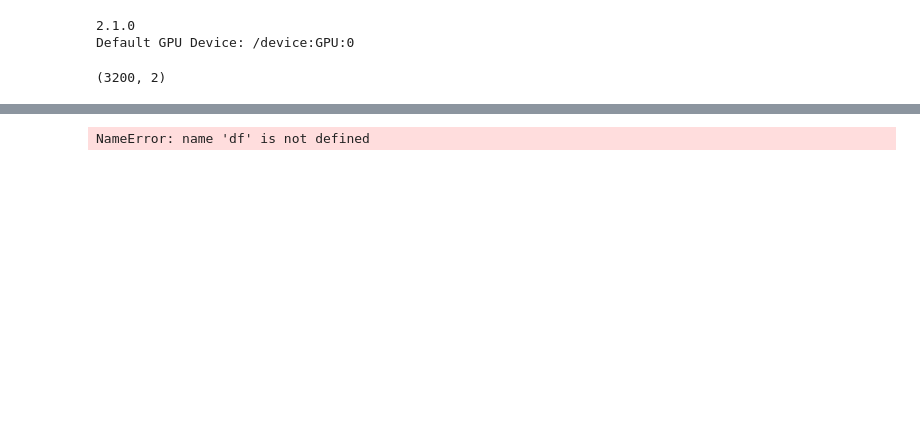
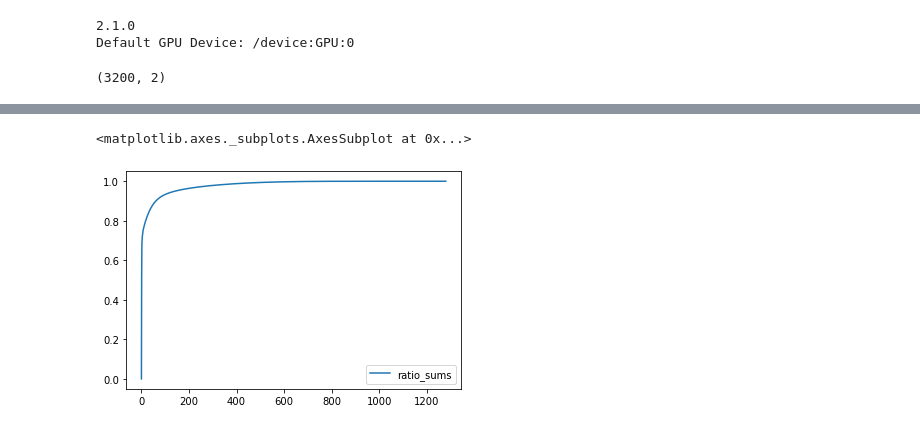
Before and after one commit to jeason15/ERAU-REU-2020, a Jupyter notebook: exploratory-analysis.ipynb, the cells around one changed output, grey strips where cells are left out. Cells and saved outputs as stored; diff of their text form; code cells hidden in the pictures; blank space fills up the shorter version.

```diff
--- a/exploratory-analysis.ipynb
+++ b/exploratory-analysis.ipynb
@@ -212,10 +211,17 @@ Epoch 100/100
 640 rows × 7 columns
 # %%
 x = df.drop(['behavior','signal','multiple','drone_present'],axis=1).values
+
 pca = decomposition.PCA(n_components=1280)
 pca.fit(x)
-x_transformed = pca.transform(x)
-explained_variance = pca.explained_variance_ratio_
-sum(explained_variance[0:100])
+pca_x = pca.transform(x)
+
+variance = []
+for i in range(1280):
+    variance.append(sum(pca.explained_variance_ratio_[0:i]))
+
+variance = pd.DataFrame(variance,columns=['ratio_sums'])
+variance.plot()
 # %% [output]
-NameError: name 'df' is not defined
+<matplotlib.axes._subplots.AxesSubplot at 0x...>
+[figure, added]
```
Also changed, not shown: parts of 7 cells of this notebook, 1 other file.
